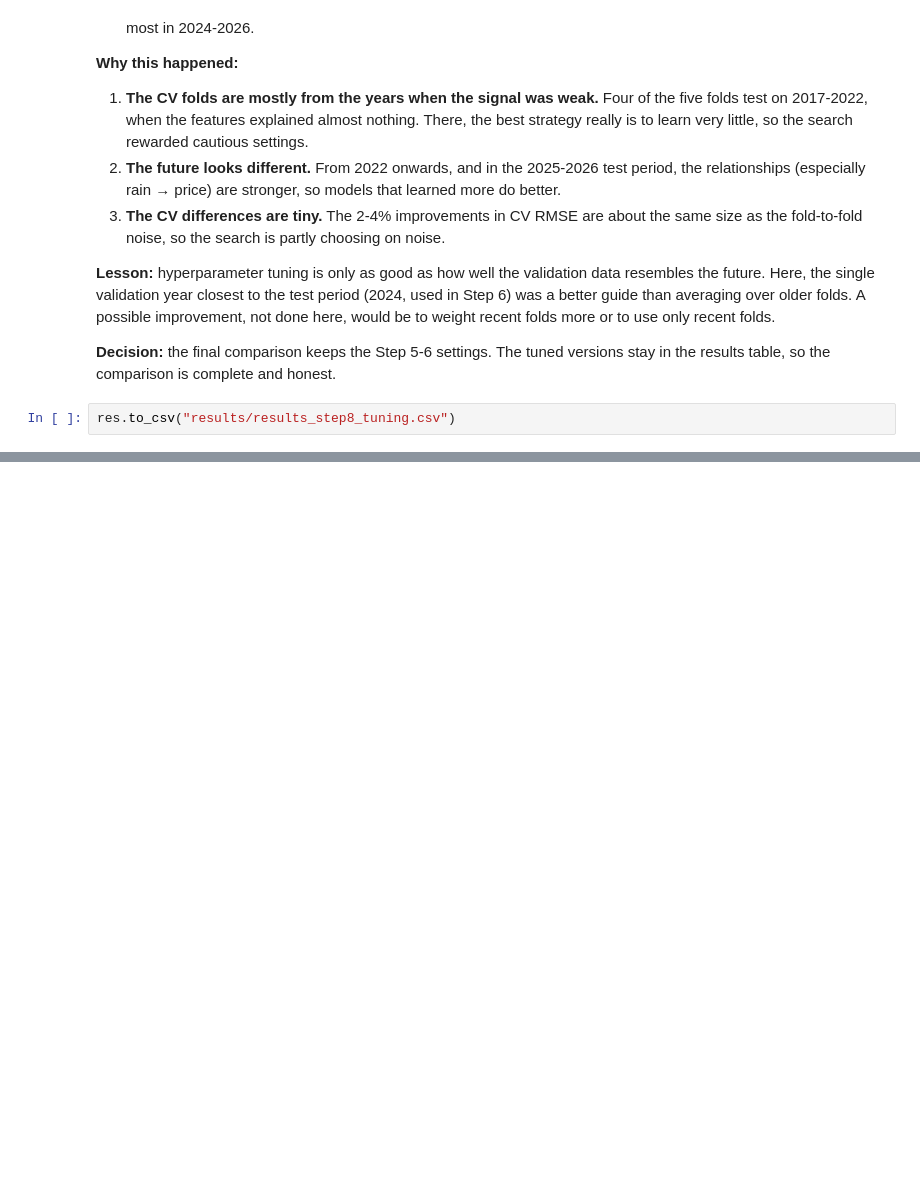
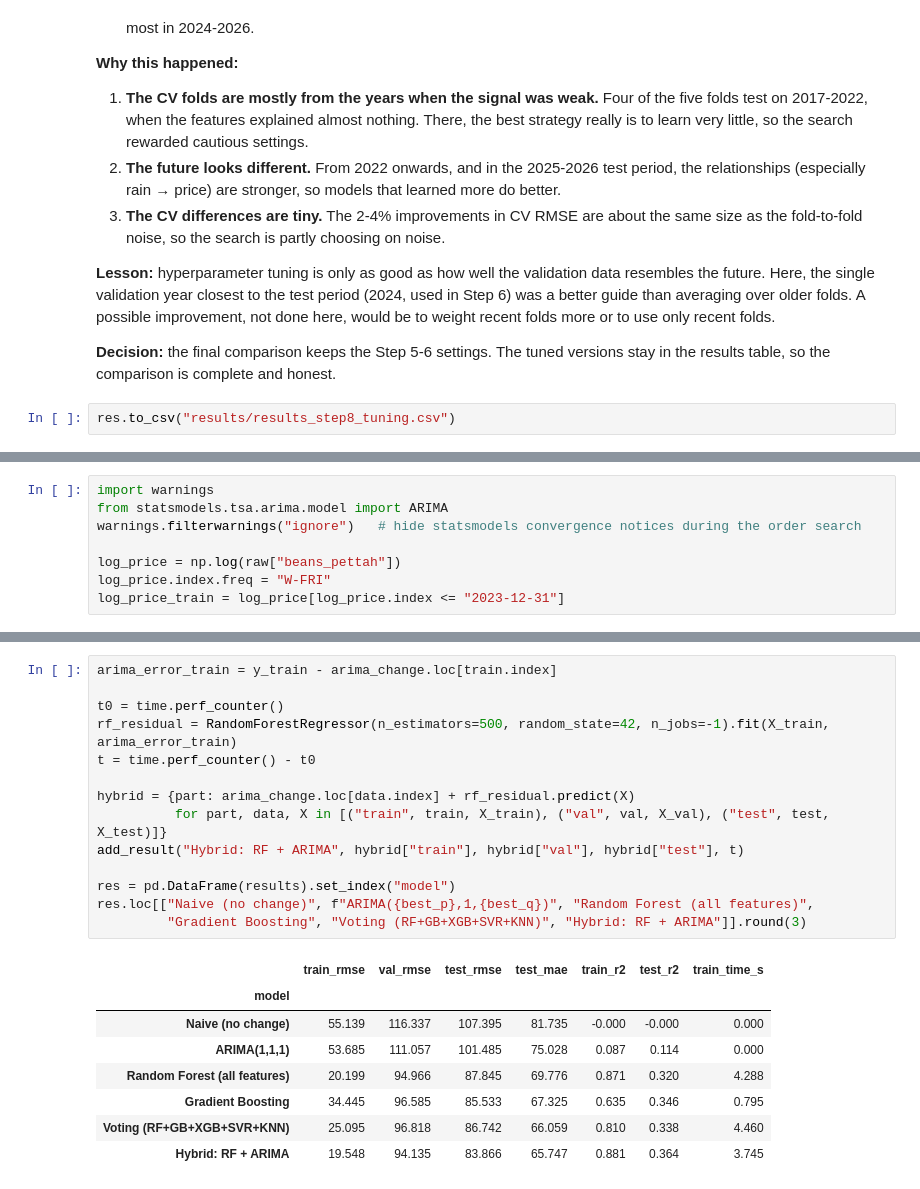
Before and after one commit to renulucshmi/pettah-beans-price-forecast, a Jupyter notebook: ensemble_assignment.ipynb, the cells around one changed output, grey strips where cells are left out. Saved outputs shown, nothing was run; the diff lists cells and outputs as text; blank space fills up the shorter version.

```diff
--- a/ensemble_assignment.ipynb
+++ b/ensemble_assignment.ipynb
@@ -1260,0 +1277,8 @@ res.to_csv("results/results_step8_tuning.csv")
+# %%
+import warnings
+from statsmodels.tsa.arima.model import ARIMA
+warnings.filterwarnings("ignore")   # hide statsmodels convergence notices during the order search
+
+log_price = np.log(raw["beans_pettah"])
+log_price.index.freq = "W-FRI"
+log_price_train = log_price[log_price.index <= "2023-12-31"]
@@ -1260,0 +1334,23 @@ res.to_csv("results/results_step8_tuning.csv")
+# %%
+arima_error_train = y_train - arima_change.loc[train.index]
+
+t0 = time.perf_counter()
+rf_residual = RandomForestRegressor(n_estimators=500, random_state=42, n_jobs=-1).fit(X_train, arima_error_train)
+t = time.perf_counter() - t0
+
+hybrid = {part: arima_change.loc[data.index] + rf_residual.predict(X)
+          for part, data, X in [("train", train, X_train), ("val", val, X_val), ("test", test, X_test)]}
+add_result("Hybrid: RF + ARIMA", hybrid["train"], hybrid["val"], hybrid["test"], t)
+
+res = pd.DataFrame(results).set_index("model")
+res.loc[["Naive (no change)", f"ARIMA({best_p},1,{best_q})", "Random Forest (all features)",
+         "Gradient Boosting", "Voting (RF+GB+XGB+SVR+KNN)", "Hybrid: RF + ARIMA"]].round(3)
+# %% [output]
+|  | train_rmse | val_rmse | test_rmse | test_mae | train_r2 | test_r2 | train_time_s |
+| model |  |  |  |  |  |  |  |
+| Naive (no change) | 55.139 | 116.337 | 107.395 | 81.735 | -0.000 | -0.000 | 0.000 |
+| ARIMA(1,1,1) | 53.685 | 111.057 | 101.485 | 75.028 | 0.087 | 0.114 | 0.000 |
+| Random Forest (all features) | 20.199 | 94.966 | 87.845 | 69.776 | 0.871 | 0.320 | 4.288 |
+| Gradient Boosting | 34.445 | 96.585 | 85.533 | 67.325 | 0.635 | 0.346 | 0.795 |
+| Voting (RF+GB+XGB+SVR+KNN) | 25.095 | 96.818 | 86.742 | 66.059 | 0.810 | 0.338 | 4.460 |
+| Hybrid: RF + ARIMA | 19.548 | 94.135 | 83.866 | 65.747 | 0.881 | 0.364 | 3.745 |
```
Also changed, not shown: parts of 22 cells of this notebook, 6 other files.
